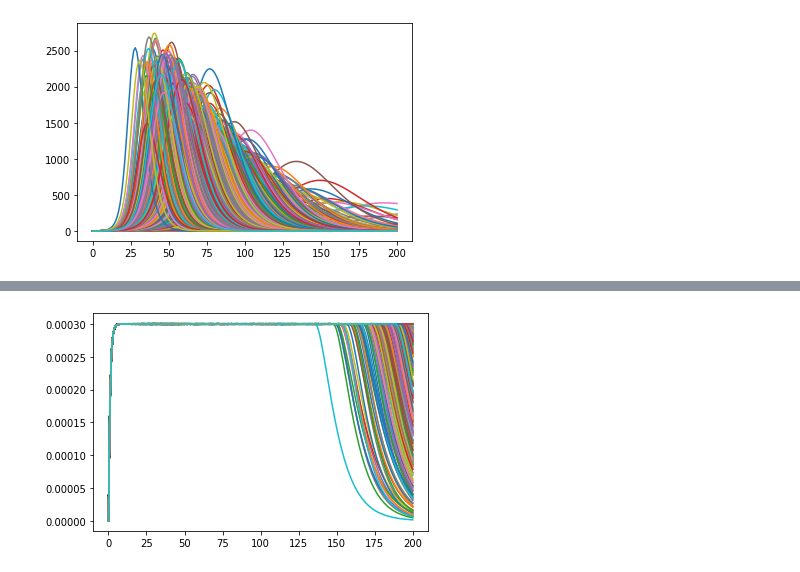
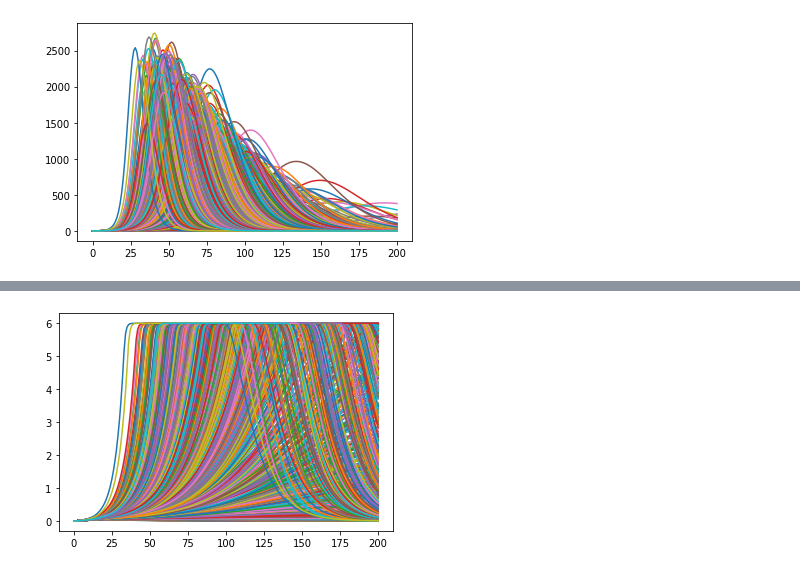
Before and after one commit to abbaasalif/epi-models, a Jupyter notebook: compartmental_model_demo.ipynb, the cells around one changed output, grey strips where cells are left out. Cells and saved outputs as stored; diff of their text form; code cells hidden in the pictures.

```diff
--- a/compartmental_model_demo.ipynb
+++ b/compartmental_model_demo.ipynb
@@ -59,2 +37,7 @@ do_nothing_baseline
+# %%
+camp_baseline = camp_baseline * camp_params.total_population
 # %%
 sim_groups = do_nothing_baseline.groupby('R0')
+# %%
+for index,group in sim_groups:
+    group['Deaths'].plot()
@@ -60,0 +46,3 @@ sim_groups = do_nothing_baseline.groupby('R0')
+# %%
+for index,group in sim_groups:
+    group['Hospitalised'].plot()
@@ -81,5 +71,7 @@ for index,group in sim_groups:
+# %%
+sim_groups_camp = camp_baseline.groupby('R0')
 # %%
-for index,group in sim_groups:
+for index,group in sim_groups_camp:
     group['Critical'].plot()
 # %% [output]
-[figure, old version]
+[figure, new version]
```
Also changed, not shown: parts of 33 cells of this notebook, 3 other files.
